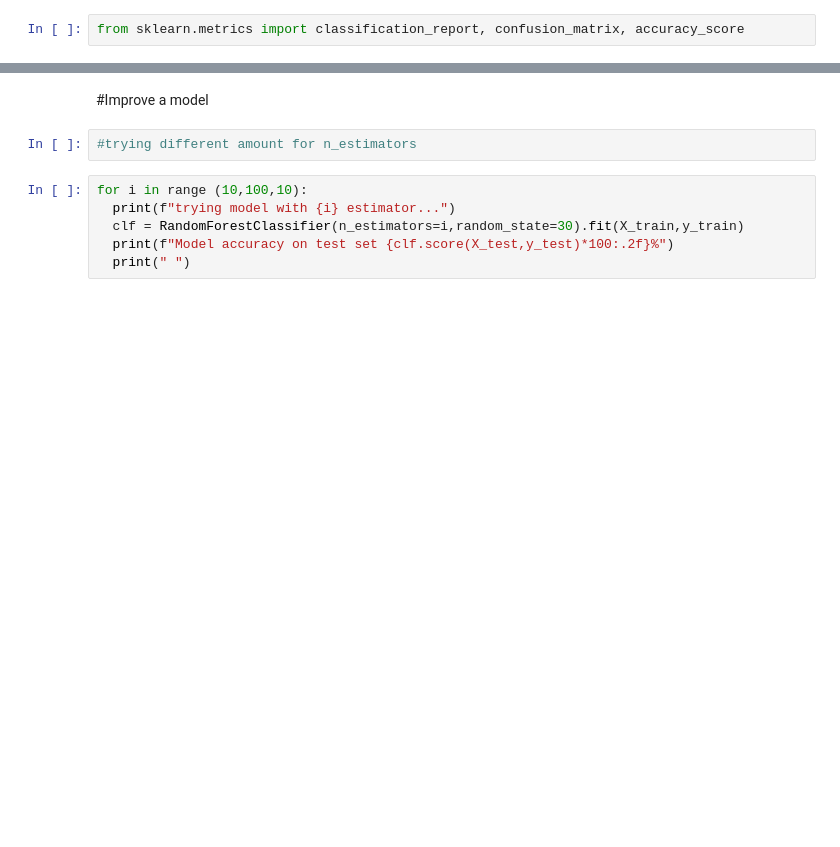
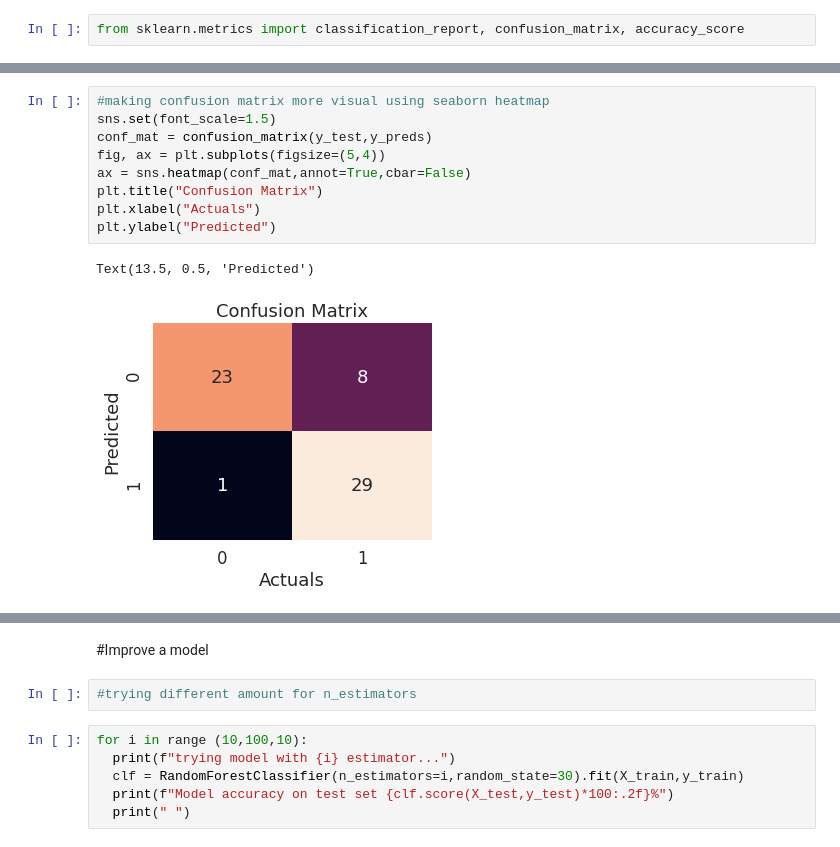
Before and after one commit to ras783/ML_Projects, a Jupyter notebook: Heart Disease/Heart Disease.ipynb, the cells around one changed output, grey strips where cells are left out. Drawn from its saved outputs; the diff is of its cells as text; blank space fills up the shorter version.

```diff
--- a/Heart Disease/Heart Disease.ipynb
+++ b/Heart Disease/Heart Disease.ipynb
@@ -140,0 +185,12 @@ from sklearn.metrics import classification_report, confusion_matrix, accuracy_sc
+# %%
+#making confusion matrix more visual using seaborn heatmap
+sns.set(font_scale=1.5)
+conf_mat = confusion_matrix(y_test,y_preds)
+fig, ax = plt.subplots(figsize=(5,4))
+ax = sns.heatmap(conf_mat,annot=True,cbar=False)
+plt.title("Confusion Matrix")
+plt.xlabel("Actuals")
+plt.ylabel("Predicted")
+# %% [output]
+Text(13.5, 0.5, 'Predicted')
+[figure, added]
```
Also changed, not shown: parts of 15 cells of this notebook.
